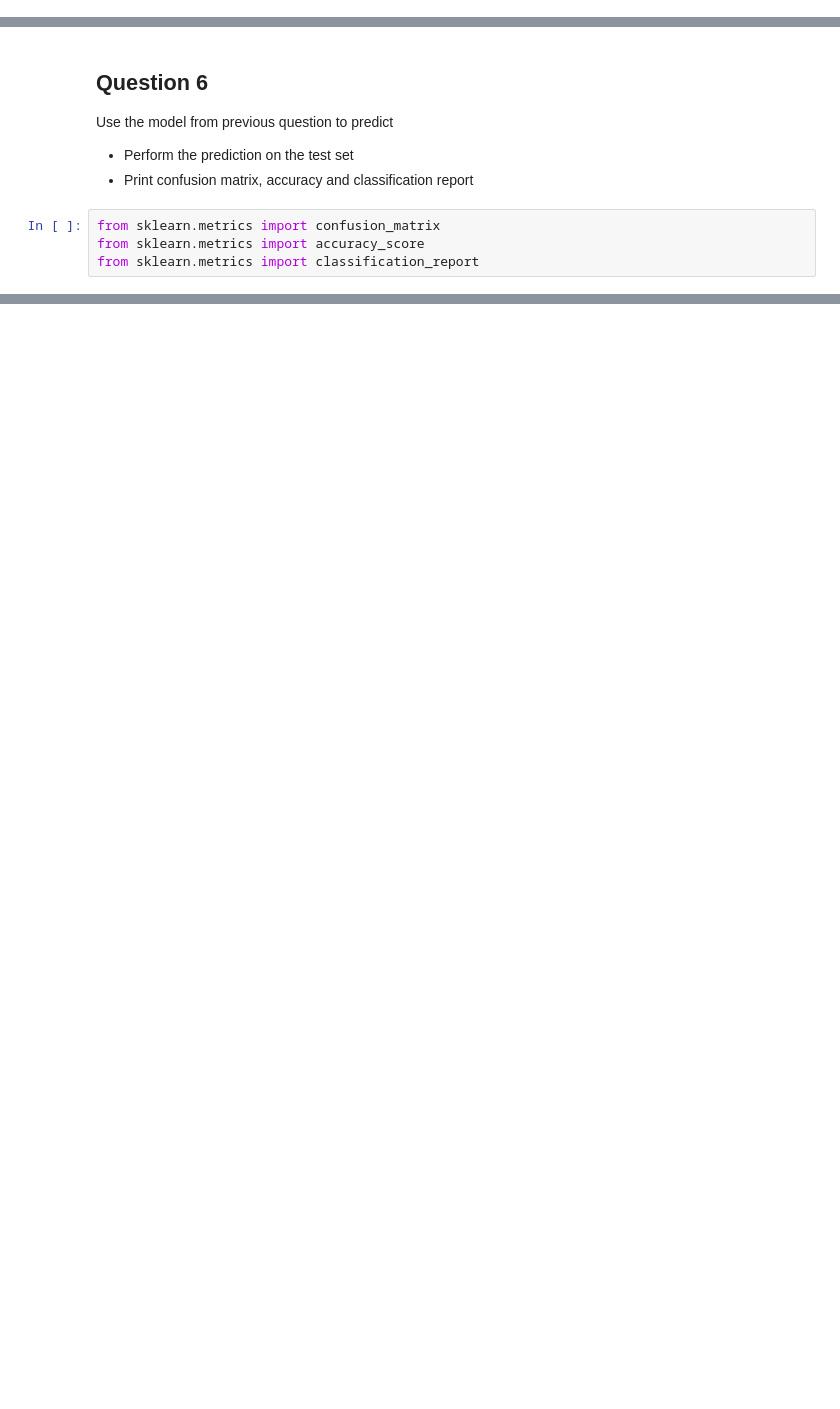
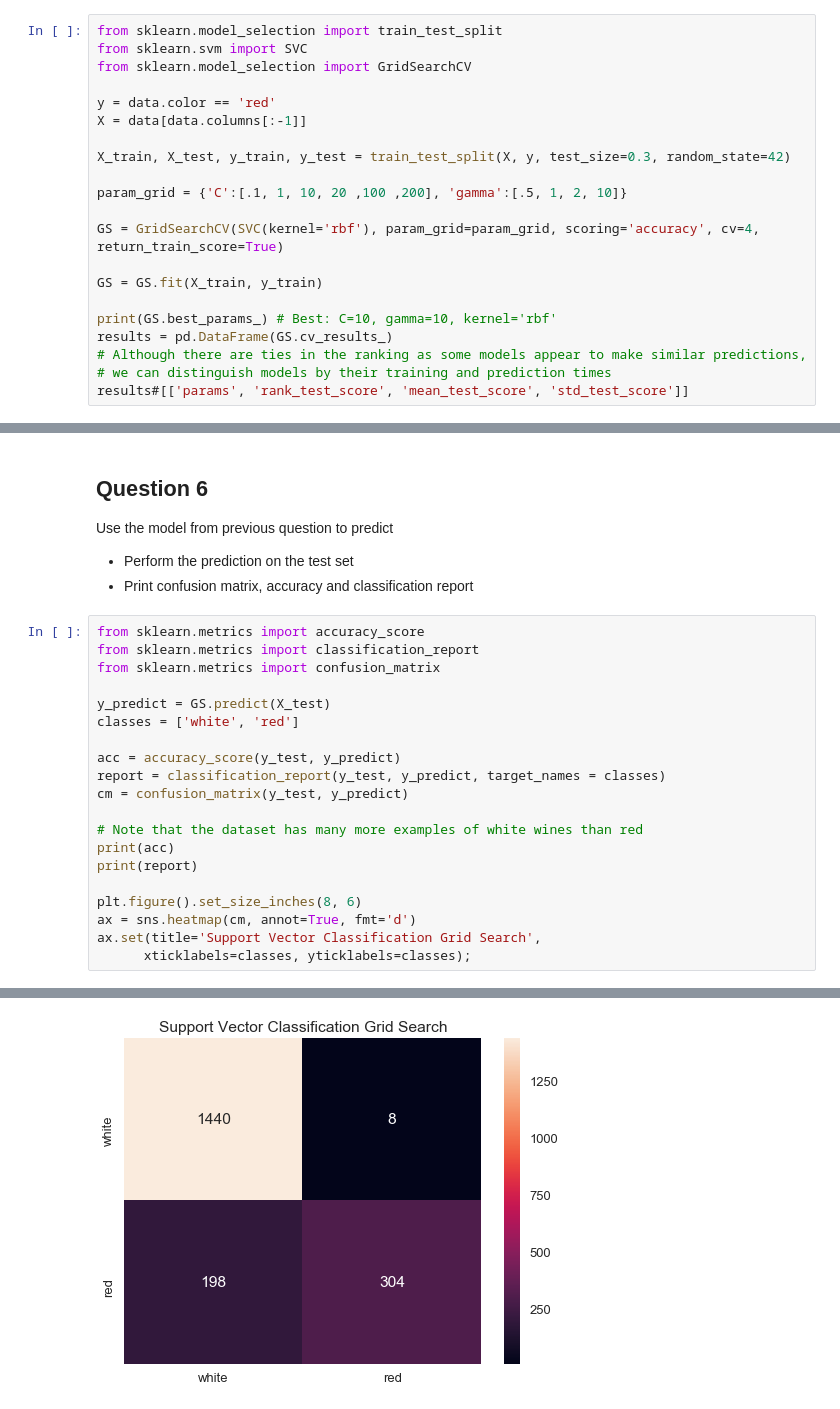
Before and after one commit to edwardmpearce/learning-machine-learning, a Jupyter notebook: Intel-ML101/Week7_SVM_Kernels_HW.ipynb, the cells around one changed output, grey strips where cells are left out. Drawn from its saved outputs; the diff is of its cells as text; blank space fills up the shorter version.

```diff
--- a/Intel-ML101/Week7_SVM_Kernels_HW.ipynb
+++ b/Intel-ML101/Week7_SVM_Kernels_HW.ipynb
@@ -260,0 +298,21 @@ from sklearn.model_selection import GridSearchCV
+# %%
+from sklearn.model_selection import train_test_split
+from sklearn.svm import SVC
+from sklearn.model_selection import GridSearchCV
+
+y = data.color == 'red'
+X = data[data.columns[:-1]]
+
+X_train, X_test, y_train, y_test = train_test_split(X, y, test_size=0.3, random_state=42)
+
+param_grid = {'C':[.1, 1, 10, 20 ,100 ,200], 'gamma':[.5, 1, 2, 10]}
+
+GS = GridSearchCV(SVC(kernel='rbf'), param_grid=param_grid, scoring='accuracy', cv=4, return_train_score=True)
+
+GS = GS.fit(X_train, y_train)
+
+print(GS.best_params_) # Best: C=10, gamma=10, kernel='rbf'
+results = pd.DataFrame(GS.cv_results_)
+# Although there are ties in the ranking as some models appear to make similar predictions,
+# we can distinguish models by their training and prediction times
+results#[['params', 'rank_test_score', 'mean_test_score', 'std_test_score']]
@@ -264,7 +341,24 @@ from sklearn.model_selection import GridSearchCV
 
  * Perform the prediction on the test set
  * Print confusion matrix, accuracy and classification report
-# %%
-from sklearn.metrics import confusion_matrix
-from sklearn.metrics import accuracy_score
-from sklearn.metrics import classification_report
+# %%
+from sklearn.metrics import accuracy_score
+from sklearn.metrics import classification_report
+from sklearn.metrics import confusion_matrix
+
+y_predict = GS.predict(X_test)
+classes = ['white', 'red']
+
+acc = accuracy_score(y_test, y_predict)
+report = classification_report(y_test, y_predict, target_names = classes)
+cm = confusion_matrix(y_test, y_predict)
+
+# Note that the dataset has many more examples of white wines than red
+print(acc)
+print(report)
+
+plt.figure().set_size_inches(8, 6)
+ax = sns.heatmap(cm, annot=True, fmt='d')
+ax.set(title='Support Vector Classification Grid Search',
+      xticklabels=classes, yticklabels=classes);
+# %% [output]
@@ -270,0 +372 @@ from sklearn.metrics import classification_report
+[figure, added]
```
Also changed, not shown: parts of 28 cells of this notebook.
